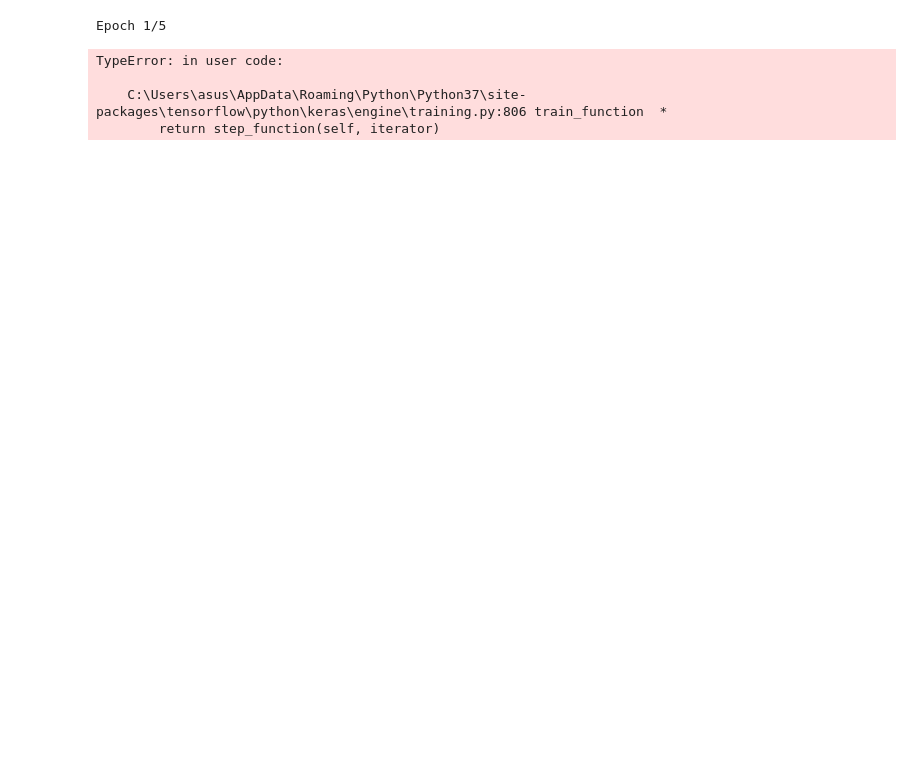
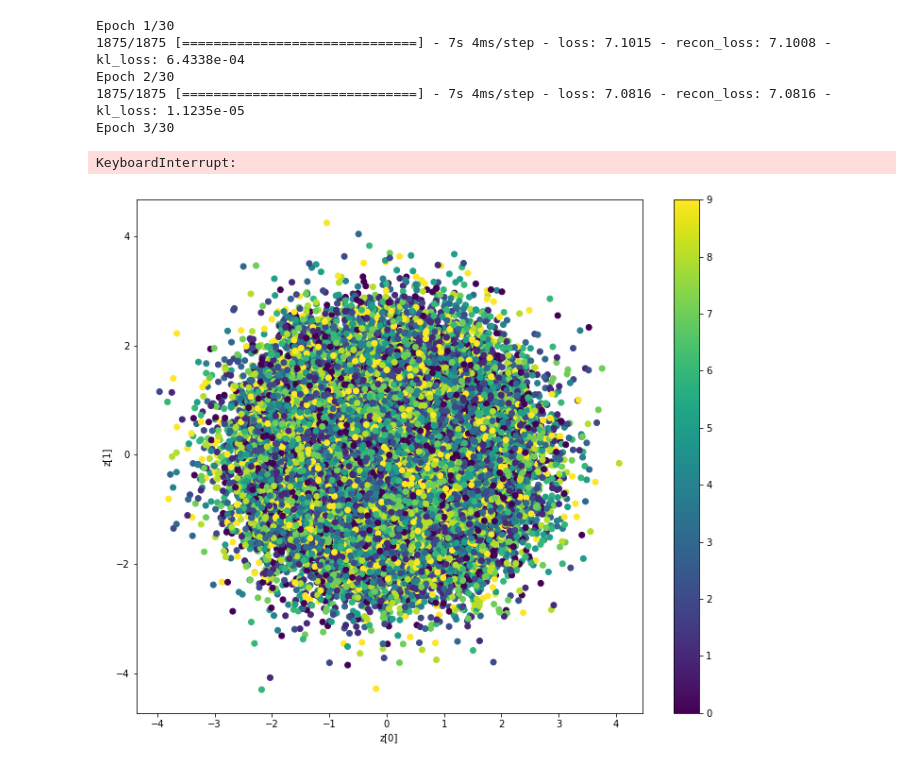
Before and after one commit to lavish619/Variational-Autoencoders, a Jupyter notebook: VAE.ipynb, the cells around one changed output. Drawn from its saved outputs; the diff is of its cells as text; code cells hidden in the pictures; blank space fills up the shorter version.

```diff
--- a/VAE.ipynb
+++ b/VAE.ipynb
@@ -9,4 +9,8 @@ import matplotlib.pyplot as plt
 x_train = x_train.astype('float32') / 255.
 x_test = x_test.astype('float32') / 255.
 
-x_train = np.reshape(x_train, (x_train.shape[0], np.prod(x_train.shape[1:])))
+x_train = np.expand_dims(x_train, -1).astype("float32") / 255
+x_test = np.expand_dims(x_test, -1).astype("float32") / 255
+
+x_train.shape
+# x_train = np.reshape(x_train, (x_train.shape[0], np.prod(x_train.shape[1:])))
@@ -196,0 +118,17 @@ model.compile(optimizer='adam')
+# %%
+latent_dim = 2
+img_shape = (28,28,1)
+
+vae = VAE(img_shape, latent_dim)
+
+vae.encoder.summary()
+vae.decoder.summary()
+# #create Variational Autoencoder
+# inputs = tf.keras.Input(shape= img_shape)
+# encoded, mean, log_var = vae.encoder(inputs)
+# decoded = vae.decoder(encoded)
+# vae_model = Model(inputs, decoded, name = "VAE")
+
+# vae_model.summary()
+# model = vae.vae_model
+vae.compile( optimizer='adam')
@@ -197,10 +153,29 @@ model.compile(optimizer='adam')
 # %%
-model.fit(x_train,
-          x_train,
-          epochs = 5)
+vae.fit(x_train,
+              x_train,
+              initial_epoch= 0,
+              epochs = 30)
 # %% [output]
-Epoch 1/5
+Epoch 1/30
+1875/1875 [==============================] - 7s 4ms/step - loss: 7.1015 - recon_loss: 7.1008 - kl_loss: 6.4338e-04
+Epoch 2/30
+1875/1875 [==============================] - 7s 4ms/step - loss: 7.0816 - recon_loss: 7.0816 - kl_loss: 1.1235e-05
+Epoch 3/30
-TypeError: in user code:
-
-    C:\Users\asus\AppData\Roaming\Python\Python37\site-packages\tensorflow\python\keras\engine\training.py:806 train_function  *
-        return step_function(self, iterator)
+KeyboardInterrupt:
+# %%
+def plot_label_clusters(vae, data, labels):
+    # display a 2D plot of the digit classes in the latent space
+    z_mean, _, _ = vae.encoder.predict(data)
+    plt.figure(figsize=(12, 10))
+    plt.scatter(z_mean[:, 0], z_mean[:, 1], c=labels)
+    plt.colorbar()
+    plt.xlabel("z[0]")
+    plt.ylabel("z[1]")
+    plt.show()
+
+
+x_train = np.expand_dims(x_train, -1).astype("float32") / 255
+
+plot_label_clusters(vae, x_train, y_train)
+# %% [output]
+[figure, added]
```
Also changed, not shown: parts of 10 cells of this notebook.
